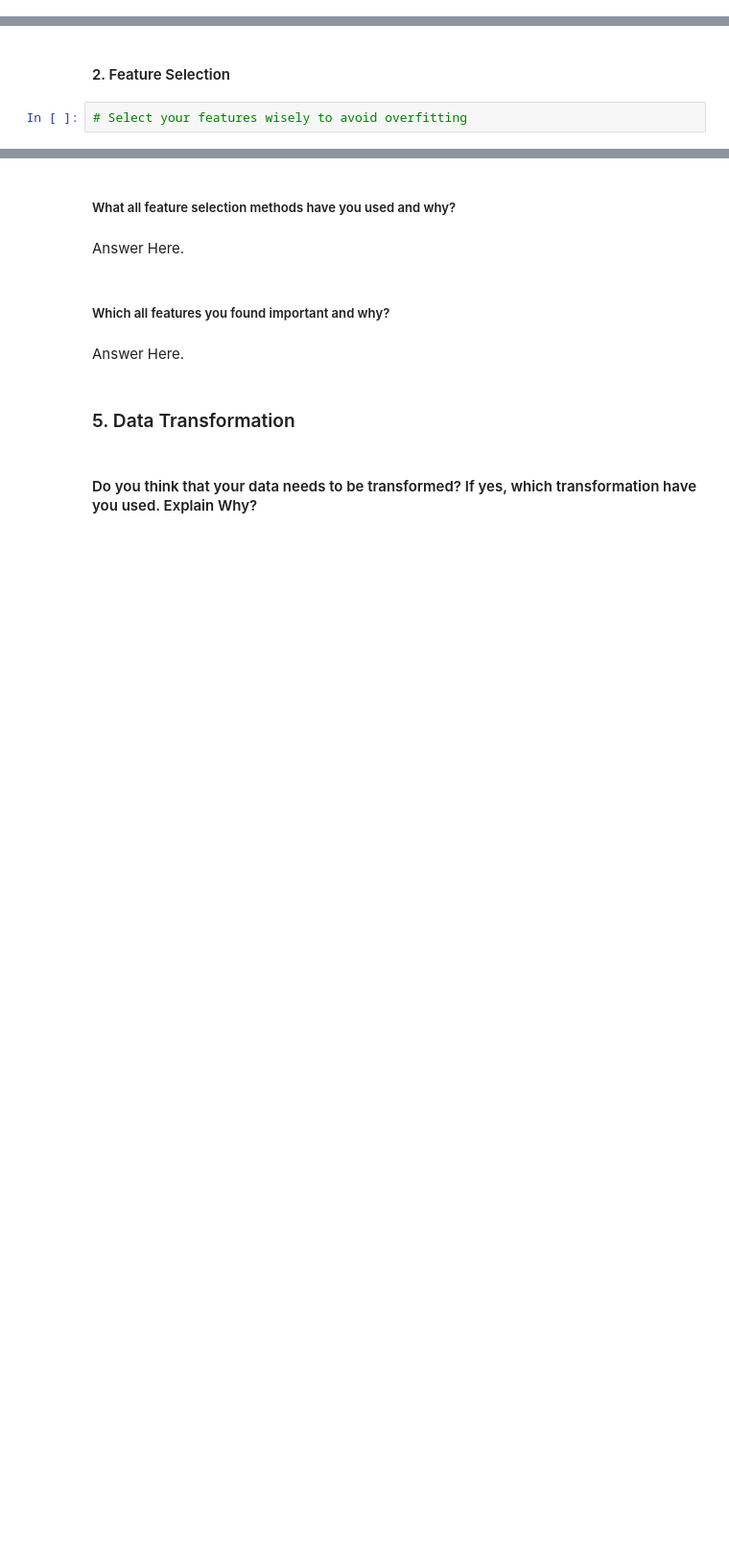
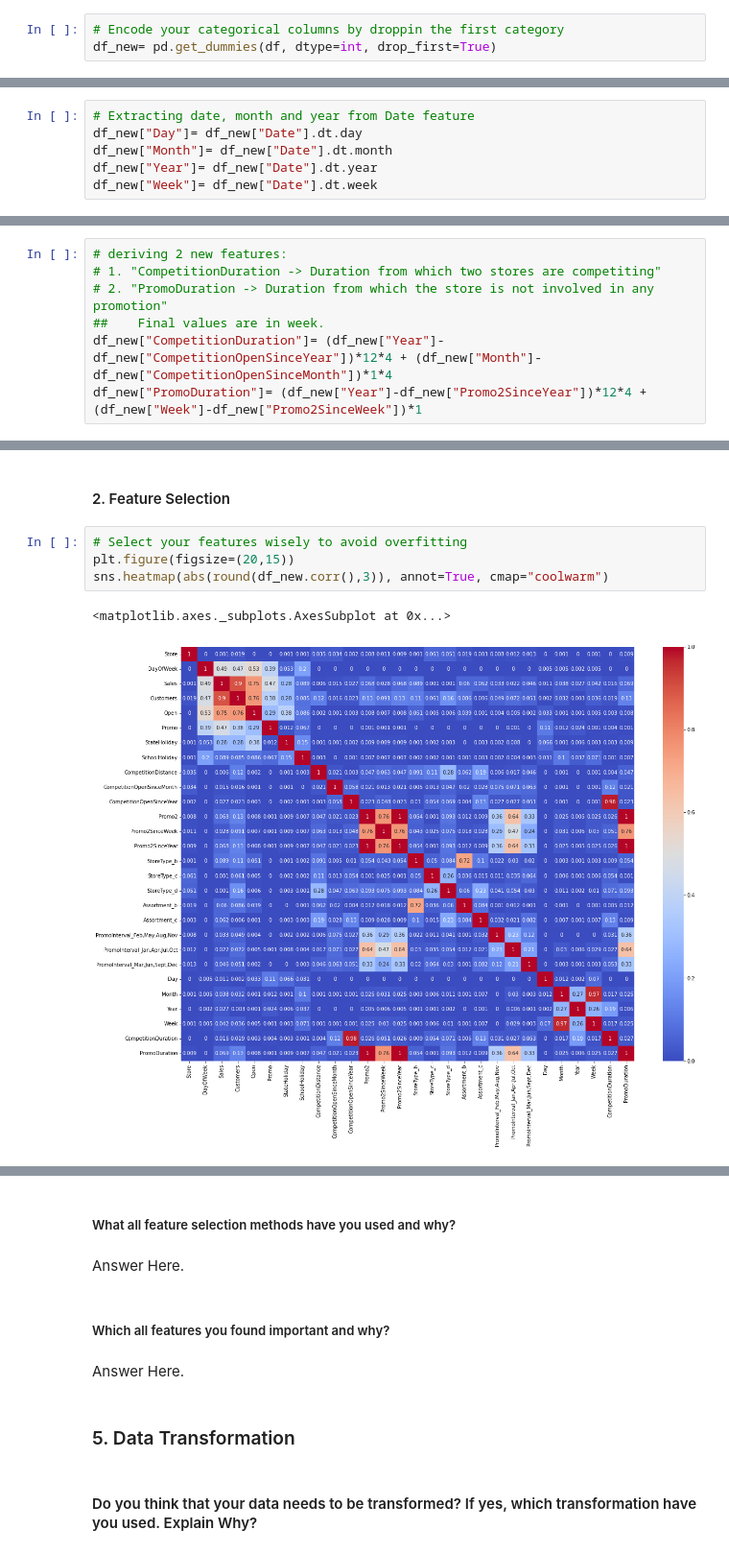
Before and after one commit to Shahrukh2016/Retail_Sales_Prediction, a Jupyter notebook: IndividualColab_RetailSalesPrediction.ipynb, the cells around one changed output, grey strips where cells are left out. Shown at 96% size. Drawn from its saved outputs; the diff is of its cells as text; blank space fills up the shorter version.

```diff
--- a/IndividualColab_RetailSalesPrediction.ipynb
+++ b/IndividualColab_RetailSalesPrediction.ipynb
@@ -1314,3 +1315,6 @@ df_new= pd.get_dummies(df, dtype=int)
+# %%
+# Encode your categorical columns by droppin the first category
+df_new= pd.get_dummies(df, dtype=int, drop_first=True)
 # %%
 # code to see all the features
 pd.set_option('display.max_columns', None)
@@ -1391,0 +1433,6 @@ Answer Here.
+# %%
+# Extracting date, month and year from Date feature
+df_new["Day"]= df_new["Date"].dt.day
+df_new["Month"]= df_new["Date"].dt.month
+df_new["Year"]= df_new["Date"].dt.year
+df_new["Week"]= df_new["Date"].dt.week
@@ -1391,0 +1448,7 @@ Answer Here.
+# %%
+# deriving 2 new features:
+# 1. "CompetitionDuration -> Duration from which two stores are competiting"
+# 2. "PromoDuration -> Duration from which the store is not involved in any promotion"
+##    Final values are in week.
+df_new["CompetitionDuration"]= (df_new["Year"]-df_new["CompetitionOpenSinceYear"])*12*4 + (df_new["Month"]-df_new["CompetitionOpenSinceMonth"])*1*4
+df_new["PromoDuration"]= (df_new["Year"]-df_new["Promo2SinceYear"])*12*4 + (df_new["Week"]-df_new["Promo2SinceWeek"])*1
@@ -1393,3 +1465,8 @@ Answer Here.
 #### 2. Feature Selection
 # %%
 # Select your features wisely to avoid overfitting
+plt.figure(figsize=(20,15))
+sns.heatmap(abs(round(df_new.corr(),3)), annot=True, cmap="coolwarm")
+# %% [output]
+<matplotlib.axes._subplots.AxesSubplot at 0x...>
+[figure, added]
```
Also changed, not shown: parts of 19 cells of this notebook.
